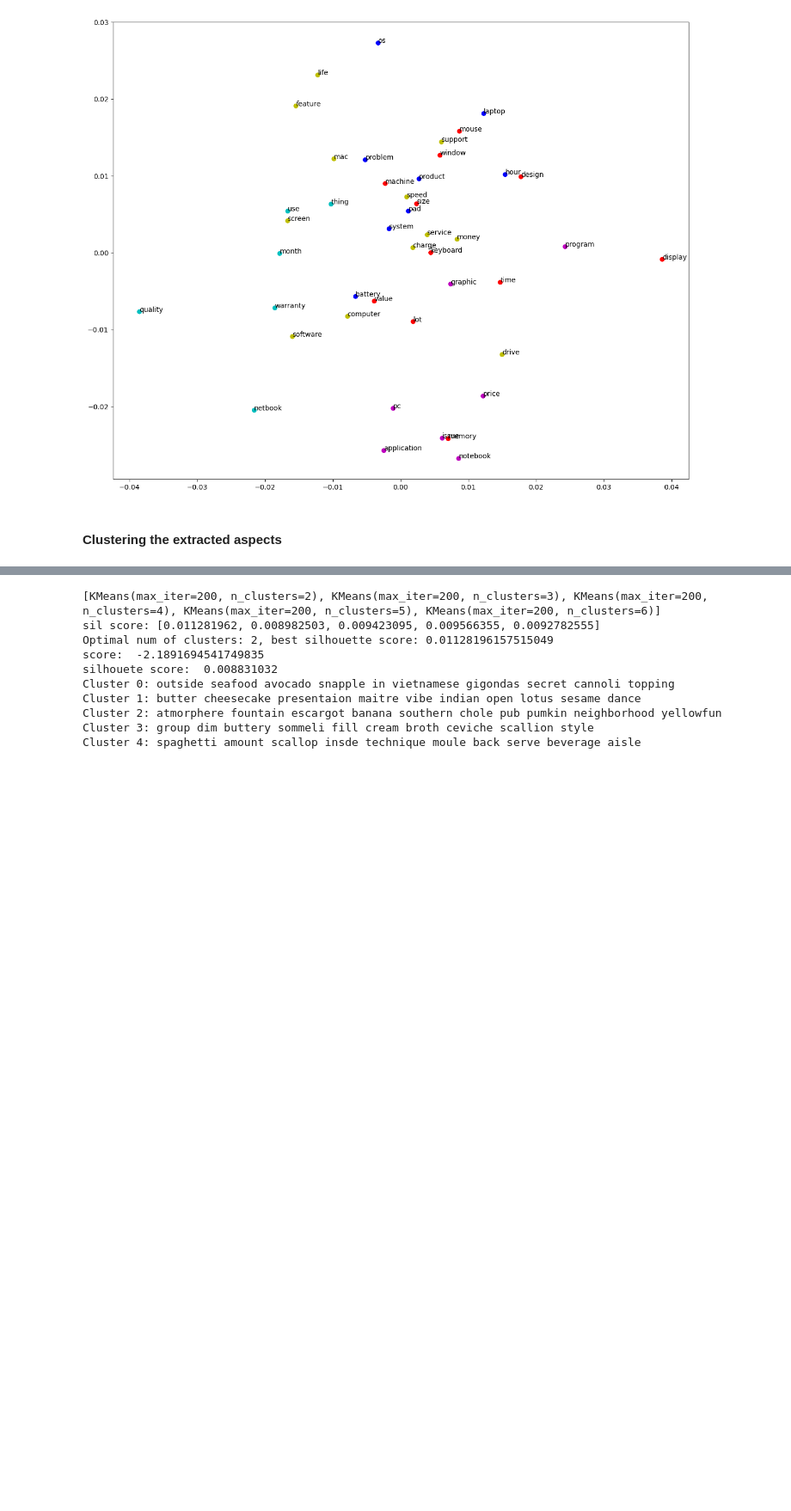
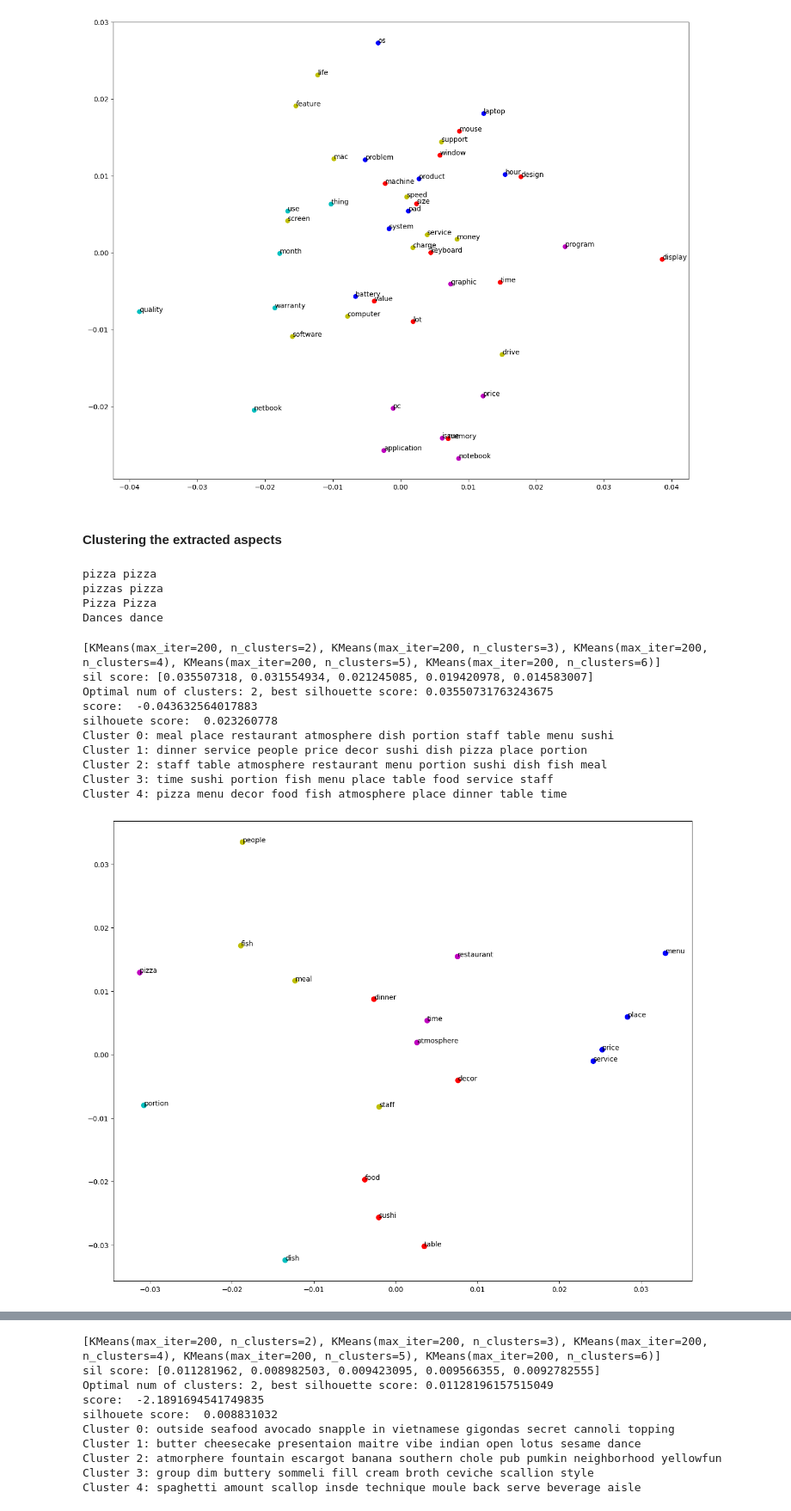
Before and after one commit to pinksi/aspect-extraction, a Jupyter notebook: rules_aspect_extraction.ipynb, the cells around one changed output, grey strips where cells are left out. Shown at 86% size. Cells and saved outputs as stored; diff of their text form; code cells hidden in the pictures; blank space fills up the shorter version.

```diff
--- a/rules_aspect_extraction.ipynb
+++ b/rules_aspect_extraction.ipynb
@@ -550,7 +549,7 @@ def visualize_clusters(aspects_words, aspect_vectors, labels):
     y_axis = [i[1] for i in plot_points]
     colors = ["r", "b", "c", "y", "m"]
     fig, ax = plt.subplots(figsize=(15, 12))
-    ax.scatter(x_axis, y_axis, c=[colors[i] for i in labels])
+    ax.scatter(x_axis, y_axis, s=50, c=[colors[i] for i in labels])
     # plt.scatter(val[:, 0], val[:, 1], c=labels, cmap="rainbow")
 
     for i, txt in enumerate(aspects_words):
@@ -578,6 +577,19 @@ def get_words_cluster_pair(unique_aspects, labels):
 #     print(f"Cluster {i}: {tokens_per_cluster}")
 # %%
 # !pip install textblob
+# %%
+# nlp = spacy.load("en_core_web_lg")
+lemmatizer = nlp.get_pipe("lemmatizer")
+text = "pizza pizzas Pizza Dances"
+doc = nlp(text)
+for token in doc:
+    print(token, token.lemma_)
+# lemmatizer.lemmatize(doc)
+# %% [output]
+pizza pizza
+pizzas pizza
+Pizza Pizza
+Dances dance
 # %%
 def clean_aspects(aspects):
     nlp = spacy.load("en_core_web_lg")
@@ -588,3 +600,22 @@ def clean_aspects(aspects):
         word = lemmatizer.lemmatize(nlp(word.lower())[0])
         new_aspects.append(word[0])
     return list(set(new_aspects))
+# %%
+get_words = [w[0] for w in top_50_extracted][:20]
+get_words
+get_words = clean_aspects(get_words)
+a_vec, labels = cluster_aspects(get_words)
+visualize_clusters(get_words, a_vec, labels)
+a_l, l_a = get_words_cluster_pair(get_words, labels)
+# %% [output]
+[KMeans(max_iter=200, n_clusters=2), KMeans(max_iter=200, n_clusters=3), KMeans(max_iter=200, n_clusters=4), KMeans(max_iter=200, n_clusters=5), KMeans(max_iter=200, n_clusters=6)]
+sil score: [0.035507318, 0.031554934, 0.021245085, 0.019420978, 0.014583007]
+Optimal num of clusters: 2, best silhouette score: 0.03550731763243675
+score:  -0.043632564017883
+silhouete score:  0.023260778
+Cluster 0: meal place restaurant atmosphere dish portion staff table menu sushi
+Cluster 1: dinner service people price decor sushi dish pizza place portion
+Cluster 2: staff table atmosphere restaurant menu portion sushi dish fish meal
+Cluster 3: time sushi portion fish menu place table food service staff
+Cluster 4: pizza menu decor food fish atmosphere place dinner table time
+[figure, added]
```
Also changed, not shown: parts of 12 cells of this notebook, 1 other file.
